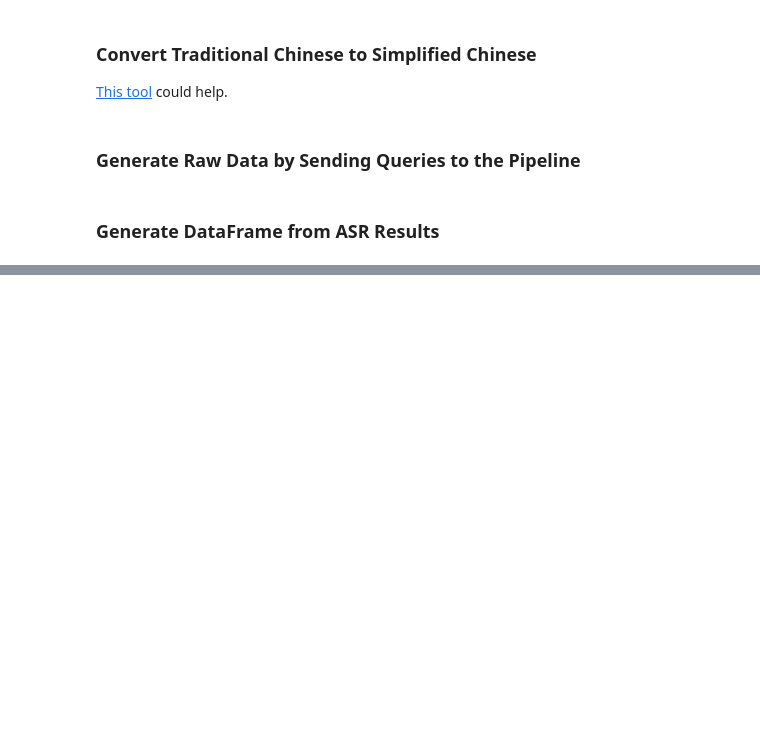
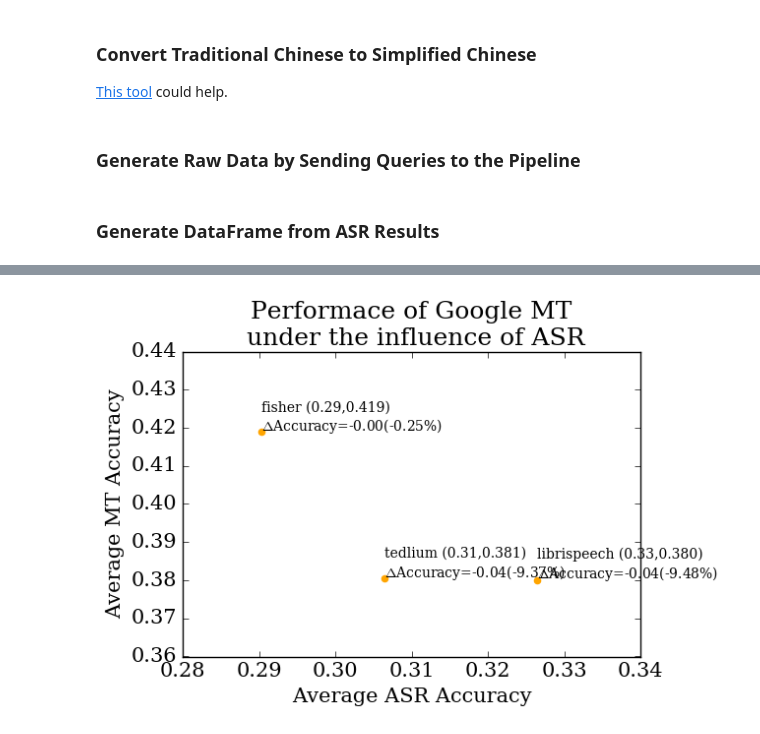
Before and after one commit to yunshengb/research, a Jupyter notebook: exp/asr_mt/analyze.ipynb, the cells around one changed output, grey strips where cells are left out. Drawn from its saved outputs; the diff is of its cells as text; code cells hidden in the pictures; blank space fills up the shorter version.

```diff
--- a/exp/asr_mt/analyze.ipynb
+++ b/exp/asr_mt/analyze.ipynb
@@ -156,0 +331,4 @@ Score: 0.6606328636027614
+# %%
+plot_mt_vs_asr(google_stats_list, 'Google MT')
+# %% [output]
+[figure, added]
```
Also changed, not shown: parts of 13 cells of this notebook, 8 other files.
